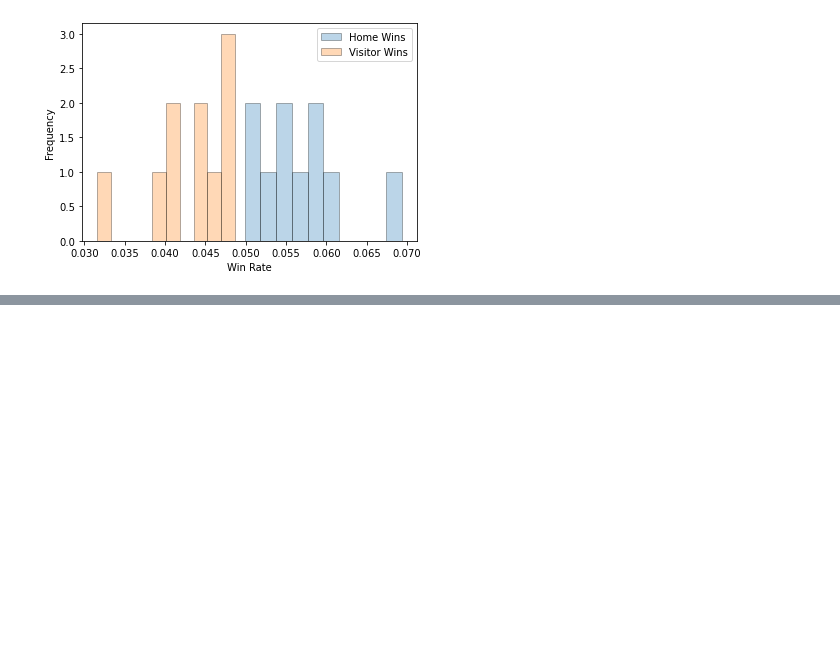
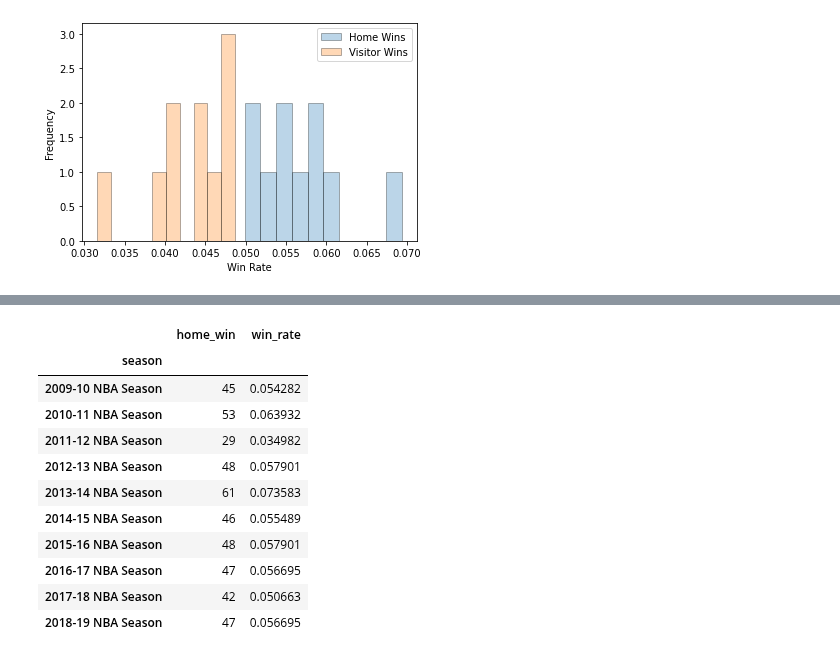
Before and after one commit to wjlau/Capstone1-Proposal, a Jupyter notebook: Basketball_Dataset.ipynb, the cells around one changed output, grey strips where cells are left out. Saved outputs shown, nothing was run; the diff lists cells and outputs as text; code cells hidden in the pictures; blank space fills up the shorter version.

```diff
--- a/Basketball_Dataset.ipynb
+++ b/Basketball_Dataset.ipynb
@@ -408,0 +483,16 @@ ax.legend();
+# %%
+nets_home_wins['win_rate'] = nets_home_wins.home_win / total_nets_games
+nets_home_wins
+# %% [output]
+|  | home_win | win_rate |
+| season |  |  |
+| 2009-10 NBA Season | 45 | 0.054282 |
+| 2010-11 NBA Season | 53 | 0.063932 |
+| 2011-12 NBA Season | 29 | 0.034982 |
+| 2012-13 NBA Season | 48 | 0.057901 |
+| 2013-14 NBA Season | 61 | 0.073583 |
+| 2014-15 NBA Season | 46 | 0.055489 |
+| 2015-16 NBA Season | 48 | 0.057901 |
+| 2016-17 NBA Season | 47 | 0.056695 |
+| 2017-18 NBA Season | 42 | 0.050663 |
+| 2018-19 NBA Season | 47 | 0.056695 |
```
Also changed, not shown: parts of 12 cells of this notebook.
